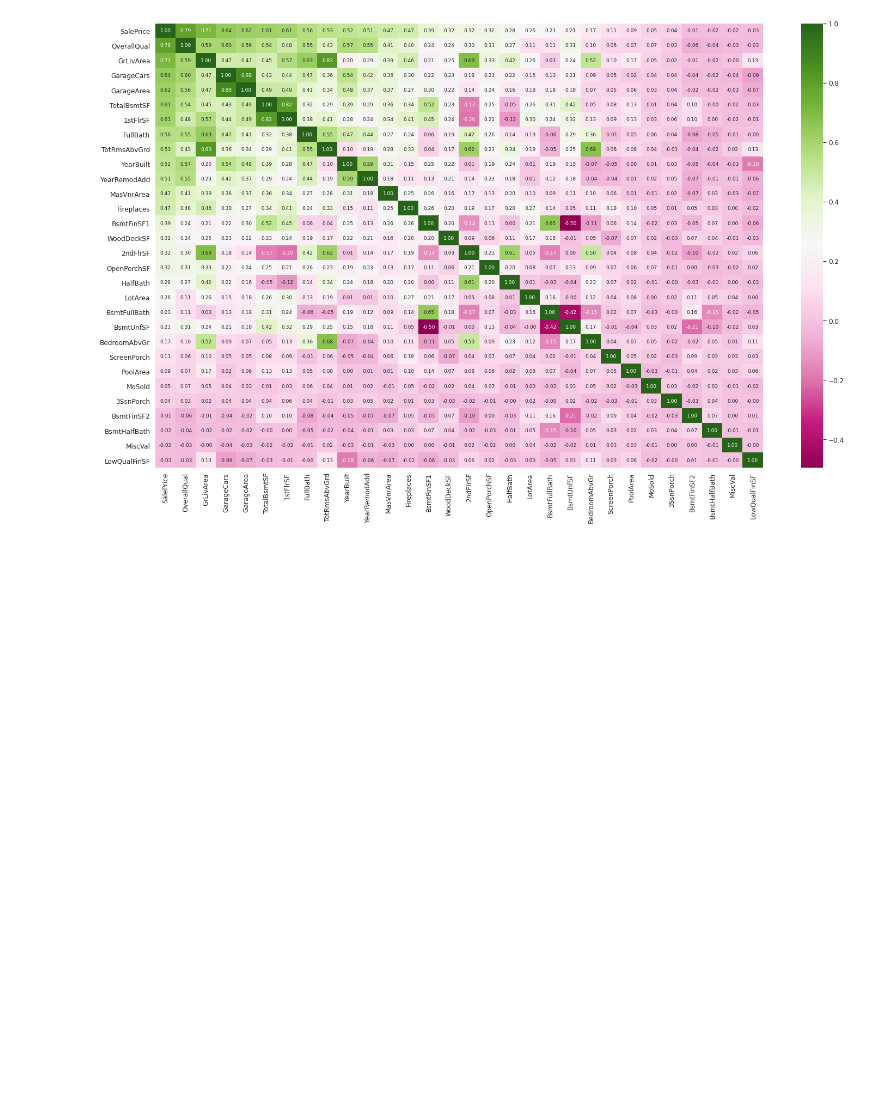
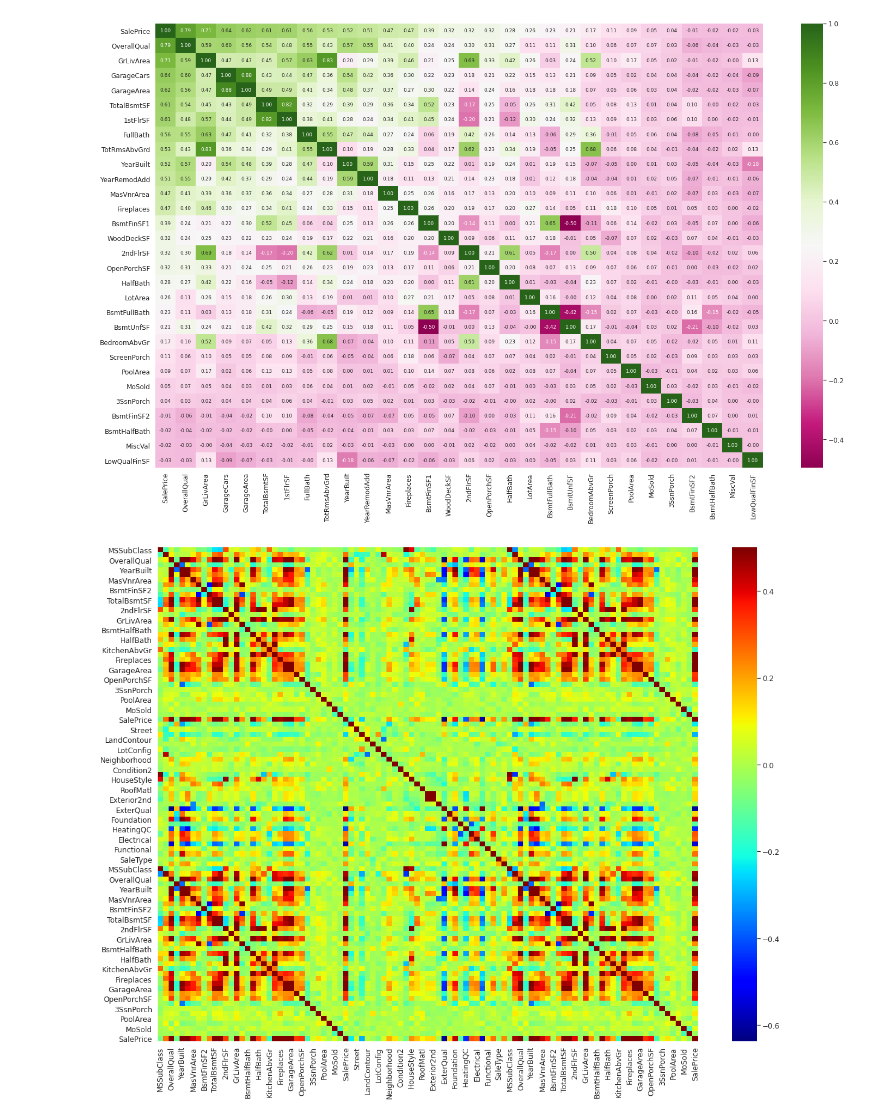
Before and after one commit to water200427/ML, a Jupyter notebook: data_remain_only_nums.ipynb, the cells around one changed output. Saved outputs shown, nothing was run; the diff lists cells and outputs as text; code cells hidden in the pictures; blank space fills up the shorter version.

```diff
--- a/data_remain_only_nums.ipynb
+++ b/data_remain_only_nums.ipynb
@@ -193,3 +229,10 @@ hm = sns.heatmap(cm,cmap='PiYG', annot=True, fmt='.2f', annot_kws={'size': 9}, y
 plt.show()
 # %% [output]
 [figure]
+# %%
+#Correlation matrix of final_df
+corr_mat=final_df.corr()
+plt.subplots(figsize=(20, 15))
+sns.heatmap(corr_mat, vmax=.5, cmap="jet");
+# %% [output]
+[figure, added]
```
Also changed, not shown: parts of 12 cells of this notebook.
